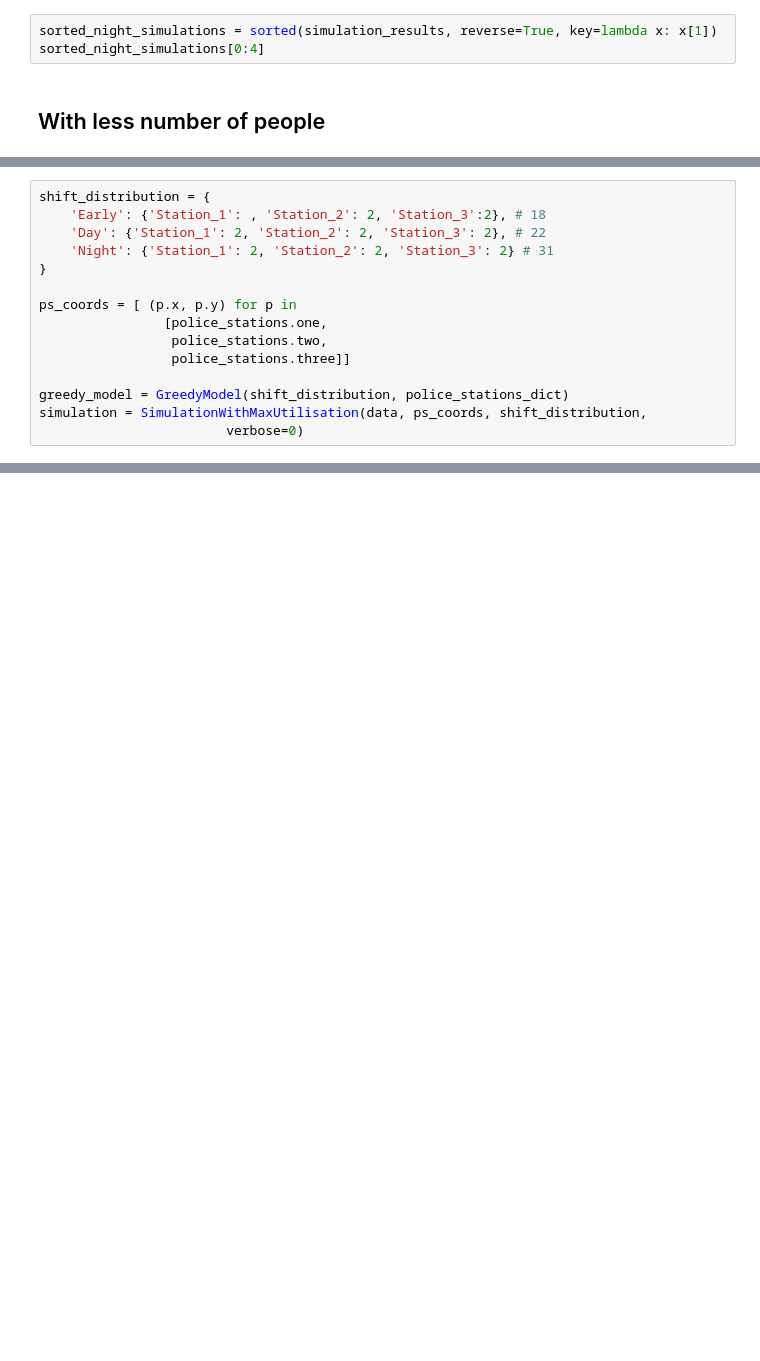
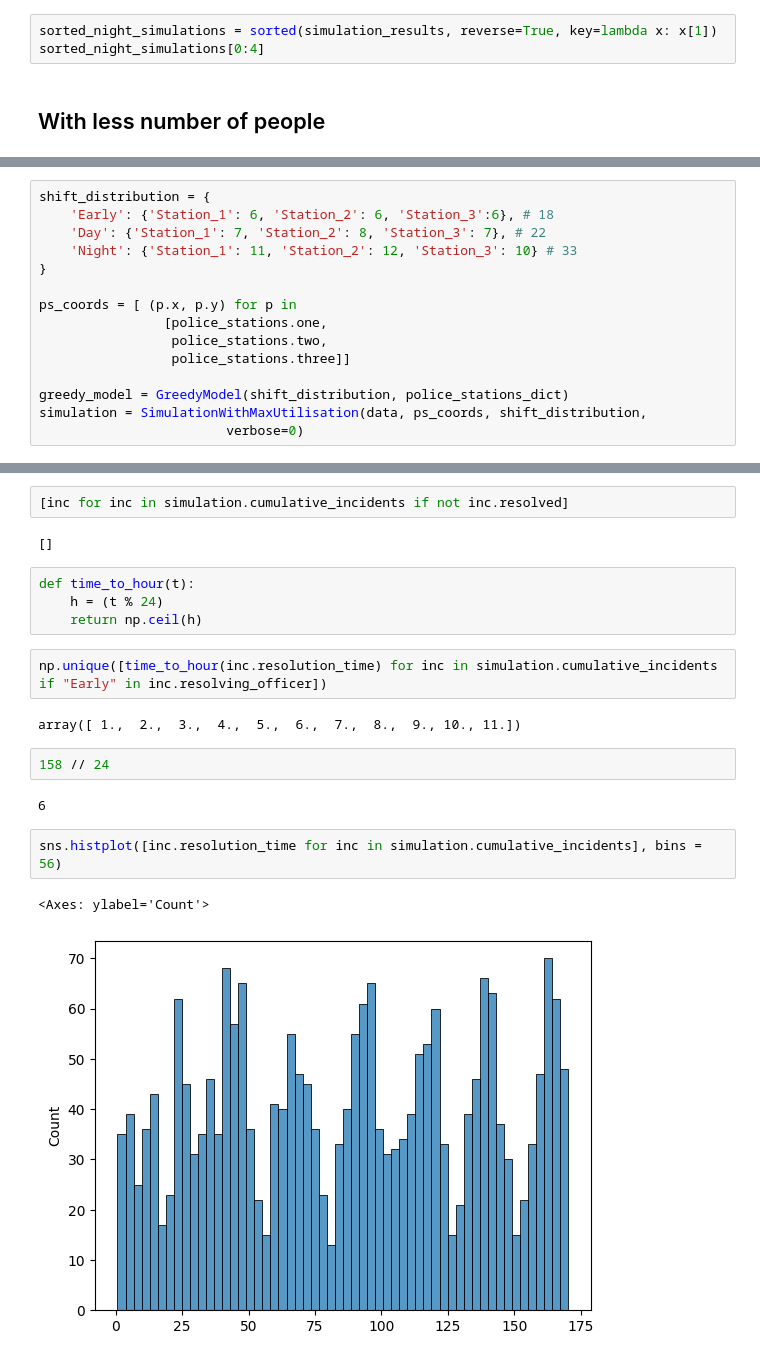
Before and after one commit to KrishnaBellamkonda/edinburgh-challenge, a Jupyter notebook: Other Shift Allocations.ipynb, the cells around one changed output, grey strips where cells are left out. Saved outputs shown, nothing was run; the diff lists cells and outputs as text; blank space fills up the shorter version.

```diff
--- a/Other Shift Allocations.ipynb
+++ b/Other Shift Allocations.ipynb
@@ -195,8 +190,8 @@ print(n_early + n_day + n_night)
 # %%
 shift_distribution = {
-    'Early': {'Station_1': , 'Station_2': 2, 'Station_3':2}, # 18
-    'Day': {'Station_1': 2, 'Station_2': 2, 'Station_3': 2}, # 22
-    'Night': {'Station_1': 2, 'Station_2': 2, 'Station_3': 2} # 31
+    'Early': {'Station_1': 6, 'Station_2': 6, 'Station_3':6}, # 18
+    'Day': {'Station_1': 7, 'Station_2': 8, 'Station_3': 7}, # 22
+    'Night': {'Station_1': 11, 'Station_2': 12, 'Station_3': 10} # 33
 }
 
 ps_coords = [ (p.x, p.y) for p in
@@ -219,0 +215,21 @@ unresolved_incidents=0.4404861749222213
+# %%
+[inc for inc in simulation.cumulative_incidents if not inc.resolved]
+# %% [output]
+[]
+# %%
+def time_to_hour(t):
+    h = (t % 24)
+    return np.ceil(h)
+# %%
+np.unique([time_to_hour(inc.resolution_time) for inc in simulation.cumulative_incidents if "Early" in inc.resolving_officer])
+# %% [output]
+array([ 1.,  2.,  3.,  4.,  5.,  6.,  7.,  8.,  9., 10., 11.])
+# %%
+158 // 24
+# %% [output]
+6
+# %%
+sns.histplot([inc.resolution_time for inc in simulation.cumulative_incidents], bins = 56)
+# %% [output]
+<Axes: ylabel='Count'>
+[figure, added]
```
Also changed, not shown: parts of 3 cells of this notebook, 1 other file.
